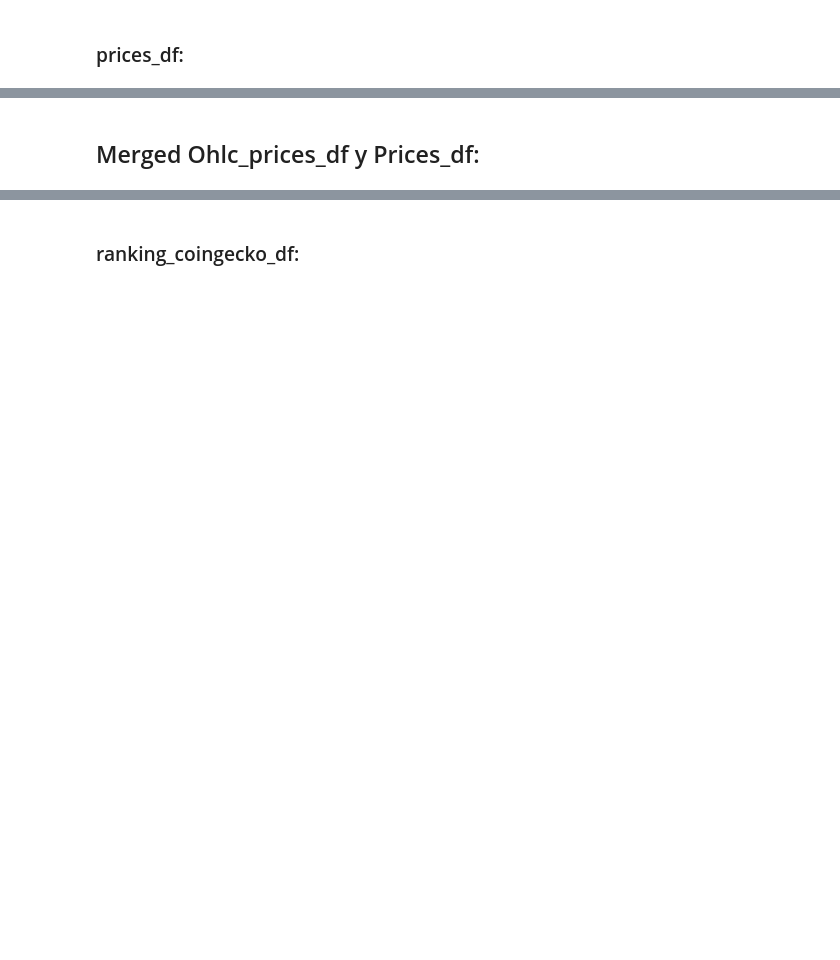
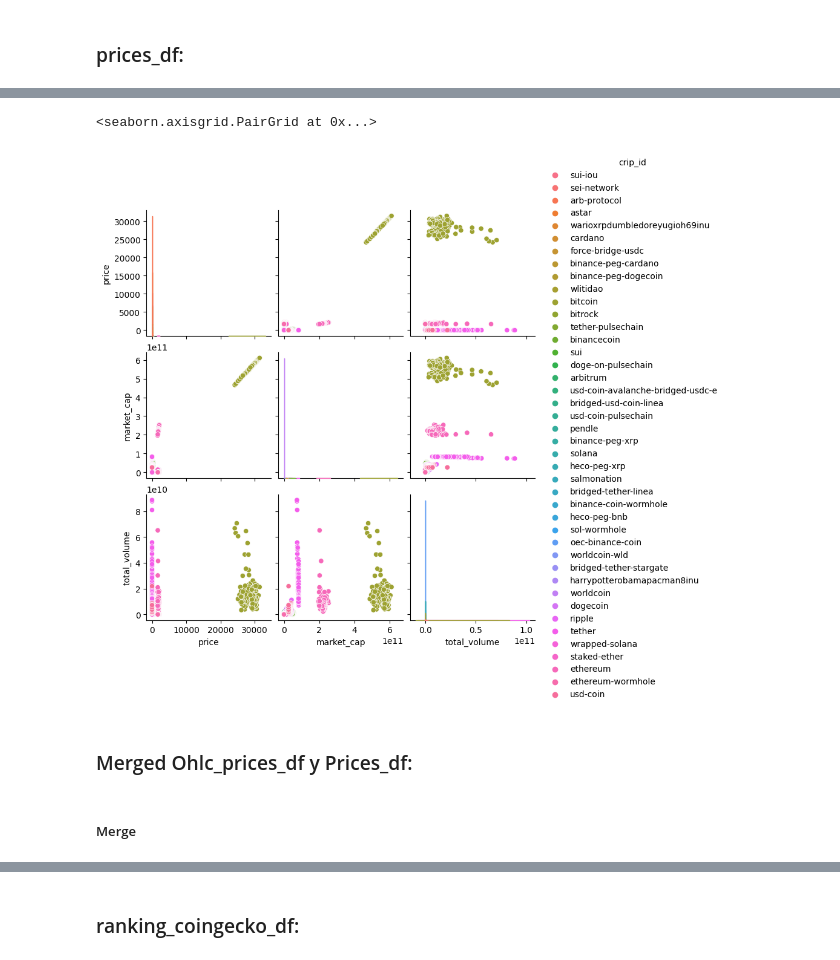
Before and after one commit to Lucaramallo/Cripto_analisis_lucaramallo, a Jupyter notebook: EDA_ETL_Hybrid_Analisis/EDA_ETL_Hybrid_Analisis.ipynb, the cells around one changed output, grey strips where cells are left out. Cells and saved outputs as stored; diff of their text form; code cells hidden in the pictures; blank space fills up the shorter version.

```diff
--- a/EDA_ETL_Hybrid_Analisis/EDA_ETL_Hybrid_Analisis.ipynb
+++ b/EDA_ETL_Hybrid_Analisis/EDA_ETL_Hybrid_Analisis.ipynb
@@ -126,7 +148,12 @@ prices_df.shape
 # %%
-# sns.pairplot(prices_df, hue='crip_id')
+sns.pairplot(prices_df, hue='crip_id')
+# %% [output]
+<seaborn.axisgrid.PairGrid at 0x...>
+[figure, added]
 # %% [markdown]
-## Merged Ohlc_prices_df y Prices_df:
+### Merged Ohlc_prices_df y Prices_df:
+# %% [markdown]
+##### Merge
 # %%
 # Realizar el merge utilizando 'crip_id' y 'date'
 merged_df_ohlc_prices_df_and_prices_df = pd.merge(ohlc_prices_df, prices_df, on=['crip_id', 'timestamp'])
```
Also changed, not shown: parts of 35 cells of this notebook, 7 other files.
